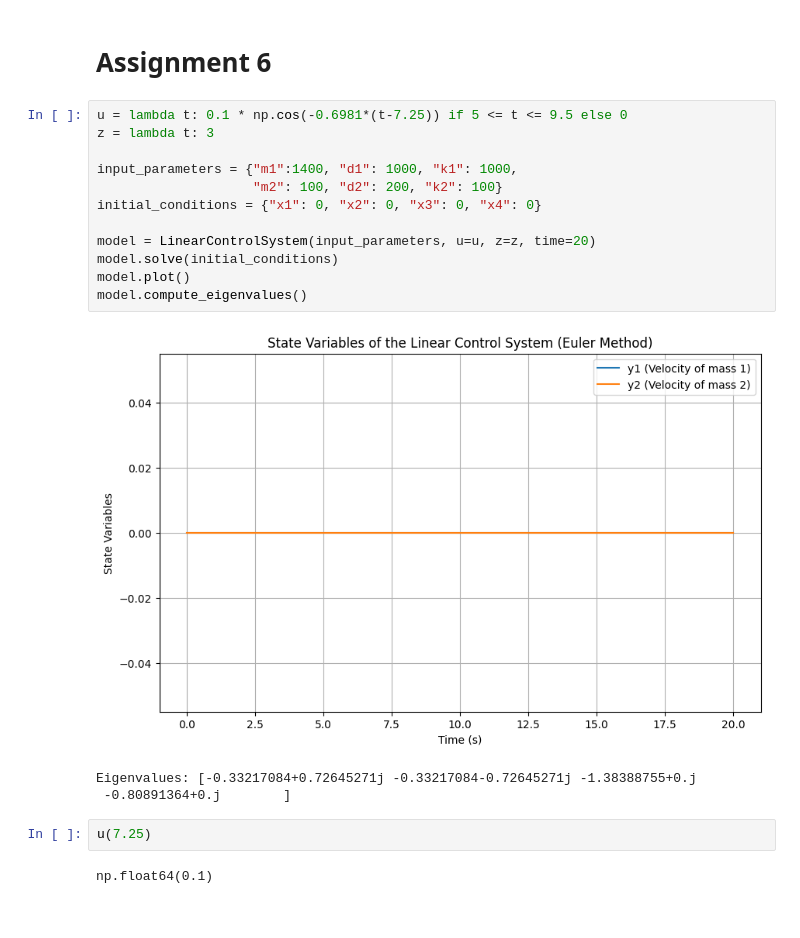
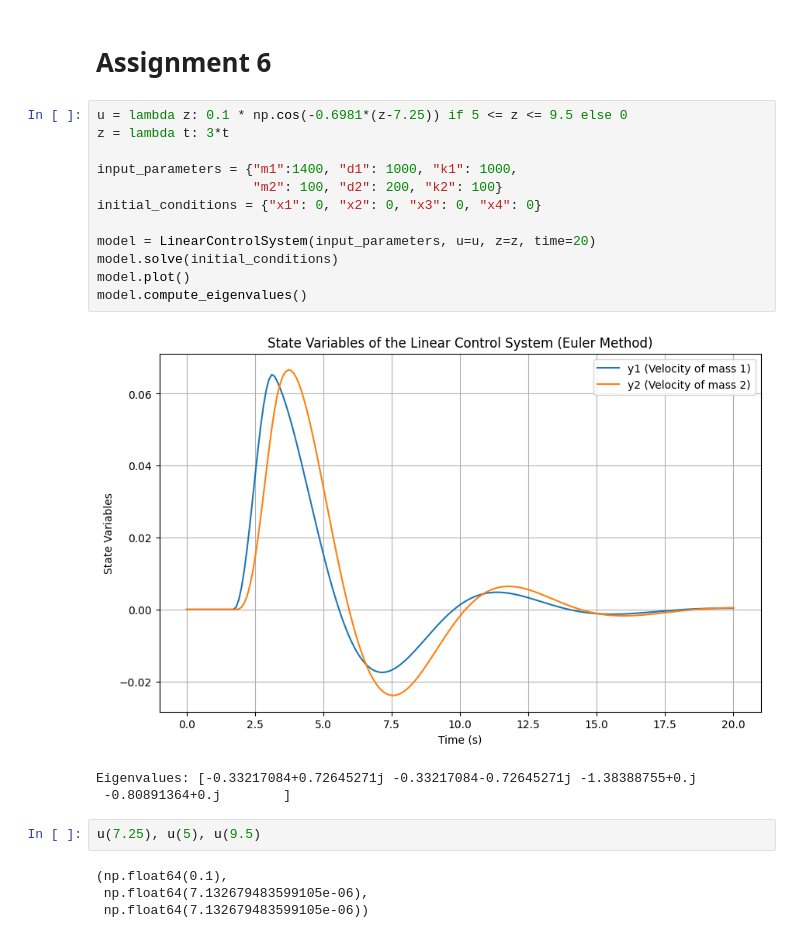
Before and after one commit to FranDeLio/Systems_Theory_Project, a Jupyter notebook: euler_method.ipynb, the cells around one changed output. Cells and saved outputs as stored; diff of their text form.

```diff
--- a/euler_method.ipynb
+++ b/euler_method.ipynb
@@ -168,22 +168,24 @@ plt.show()
 # %% [markdown]
 # Assignment 6
 # %%
-u = lambda t: 0.1 * np.cos(-0.6981*(t-7.25)) if 5 <= t <= 9.5 else 0
-z = lambda t: 3
+u = lambda z: 0.1 * np.cos(-0.6981*(z-7.25)) if 5 <= z <= 9.5 else 0
+z = lambda t: 3*t
 
 input_parameters = {"m1":1400, "d1": 1000, "k1": 1000,
                     "m2": 100, "d2": 200, "k2": 100}
 initial_conditions = {"x1": 0, "x2": 0, "x3": 0, "x4": 0}
 
 model = LinearControlSystem(input_parameters, u=u, z=z, time=20)
 model.solve(initial_conditions)
 model.plot()
 model.compute_eigenvalues()
 # %% [output]
-[figure, old version]
+[figure, new version]
 Eigenvalues: [-0.33217084+0.72645271j -0.33217084-0.72645271j -1.38388755+0.j
  -0.80891364+0.j        ]
 # %%
-u(7.25)
+u(7.25), u(5), u(9.5)
 # %% [output]
-np.float64(0.1)
+(np.float64(0.1),
+ np.float64(7.132679483599105e-06),
+ np.float64(7.132679483599105e-06))
```
